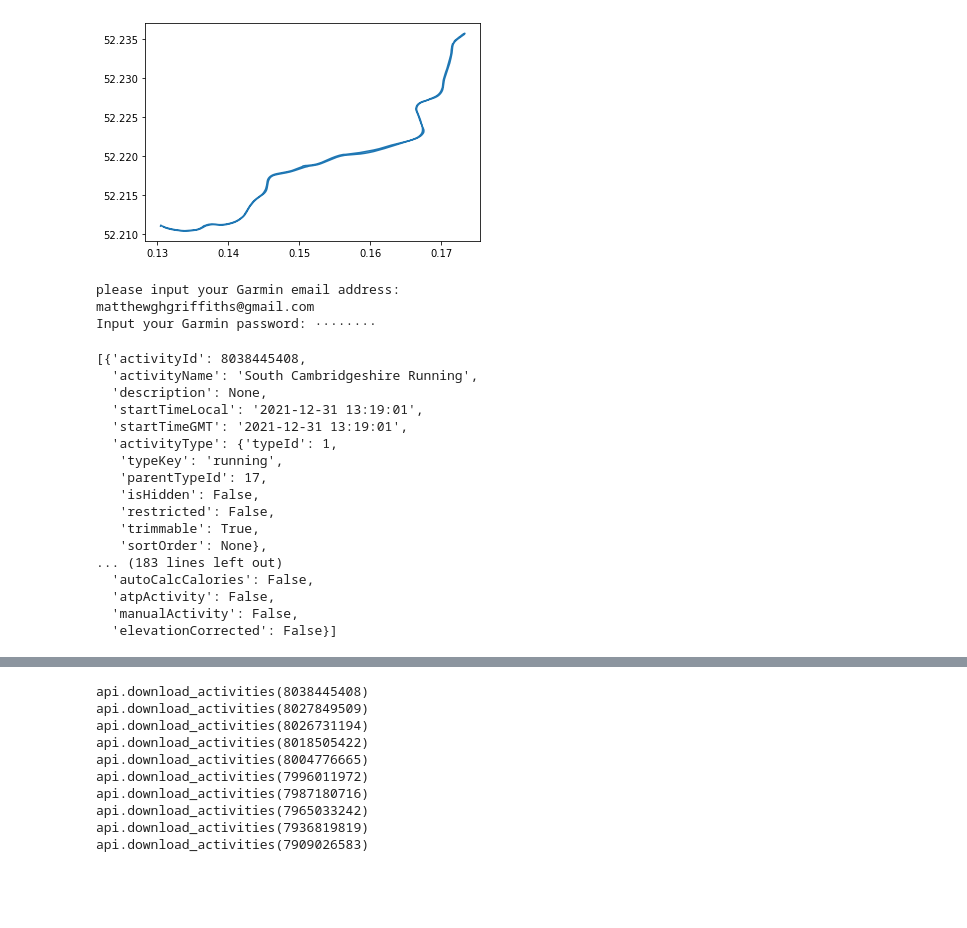
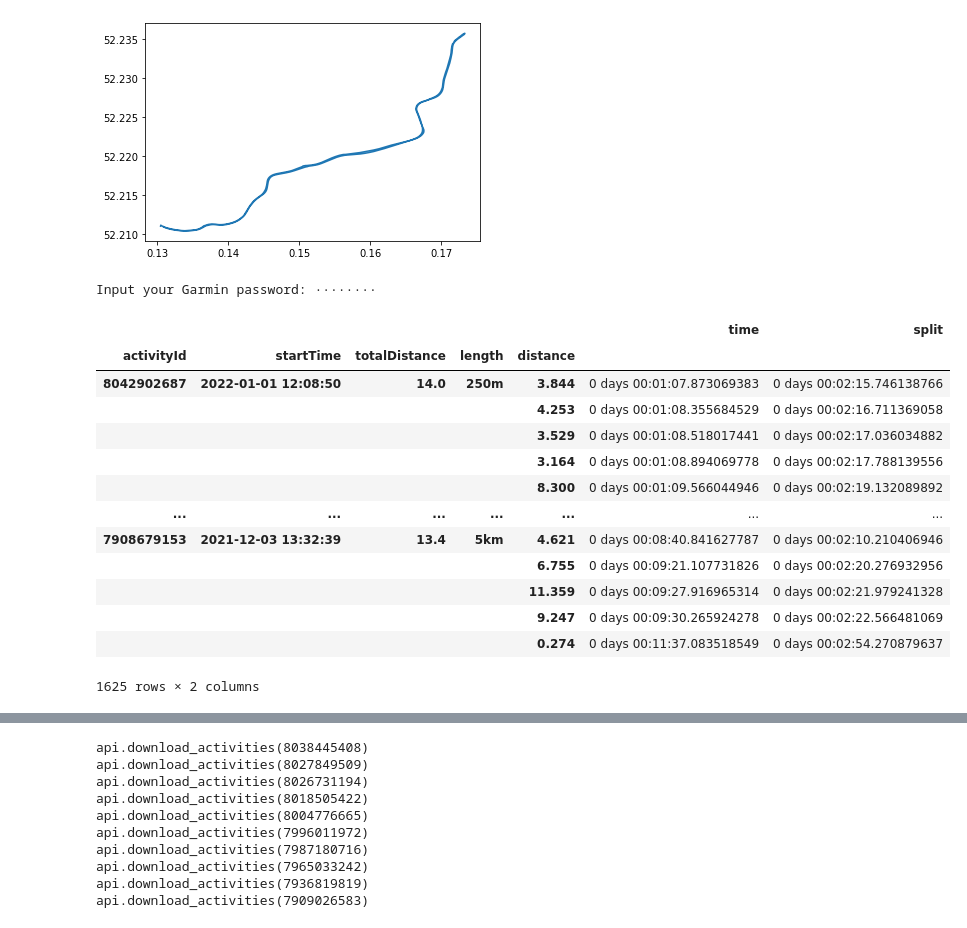
Before and after one commit to matthewghgriffiths/gps_analysis, a Jupyter notebook: gps_analysis.ipynb, the cells around one changed output, grey strips where cells are left out. Drawn from its saved outputs; the diff is of its cells as text; code cells hidden in the pictures; blank space fills up the shorter version.

```diff
--- a/gps_analysis.ipynb
+++ b/gps_analysis.ipynb
@@ -148,29 +148,6 @@ plt.plot(positions.longitude, positions.latitude)
 [<matplotlib.lines.Line2D at 0x...>]
 [figure]
 # %%
-api = garmin.login()
+api = garmin.login("imogen@gtsoftware.co.uk")
 # %% [output]
-please input your Garmin email address:
-matthewghgriffiths@gmail.com
 Input your Garmin password: ········
-# %%
-activities = api.get_activities(0,1)
-activities
-# %% [output]
-[{'activityId': 8038445408,
-  'activityName': 'South Cambridgeshire Running',
-  'description': None,
-  'startTimeLocal': '2021-12-31 13:19:01',
-  'startTimeGMT': '2021-12-31 13:19:01',
-  'activityType': {'typeId': 1,
-   'typeKey': 'running',
-   'parentTypeId': 17,
-   'isHidden': False,
-   'restricted': False,
-   'trimmable': True,
-   'sortOrder': None},
-... (183 lines left out)
-  'autoCalcCalories': False,
-  'atpActivity': False,
-  'manualActivity': False,
-  'elevationCorrected': False}]
@@ -176,0 +160,35 @@ activities
+# %%
+activity_td = activities[
+    ['activityId', 'startTimeLocal', 'distance']
+].sort_values(by='startTimeLocal', ascending=False)
+activity_td.columns = ['activityId', 'startTime', 'totalDistance']
+
+activity_td.totalDistance = (activity_td.totalDistance/1000).round(1)
+
+activity_best_times = pd.concat({
+    actid: splits.find_all_best_times(activity_data[actid])
+    for actid in activity_td.activityId
+},
+    names = ('activityId', 'length', 'distance')
+)
+
+best_times = activity_best_times.reset_index().join(
+    activity_td.set_index('activityId'), on='activityId').set_index(
+    ['activityId', 'startTime', 'totalDistance', 'length', 'distance']
+)
+best_times
+# %% [output]
+|  |  |  |  |  | time | split |
+| activityId | startTime | totalDistance | length | distance |  |  |
+| 8042902687 | 2022-01-01 12:08:50 | 14.0 | 250m | 3.844 | 0 days 00:01:07.873069383 | 0 days 00:02:15.746138766 |
+|  |  |  |  | 4.253 | 0 days 00:01:08.355684529 | 0 days 00:02:16.711369058 |
+|  |  |  |  | 3.529 | 0 days 00:01:08.518017441 | 0 days 00:02:17.036034882 |
+|  |  |  |  | 3.164 | 0 days 00:01:08.894069778 | 0 days 00:02:17.788139556 |
+|  |  |  |  | 8.300 | 0 days 00:01:09.566044946 | 0 days 00:02:19.132089892 |
+| ... | ... | ... | ... | ... | ... | ... |
+| 7908679153 | 2021-12-03 13:32:39 | 13.4 | 5km | 4.621 | 0 days 00:08:40.841627787 | 0 days 00:02:10.210406946 |
+|  |  |  |  | 6.755 | 0 days 00:09:21.107731826 | 0 days 00:02:20.276932956 |
+|  |  |  |  | 11.359 | 0 days 00:09:27.916965314 | 0 days 00:02:21.979241328 |
+|  |  |  |  | 9.247 | 0 days 00:09:30.265924278 | 0 days 00:02:22.566481069 |
+|  |  |  |  | 0.274 | 0 days 00:11:37.083518549 | 0 days 00:02:54.270879637 |
+1625 rows × 2 columns
```
Also changed, not shown: parts of 7 cells of this notebook, 4 other files.
